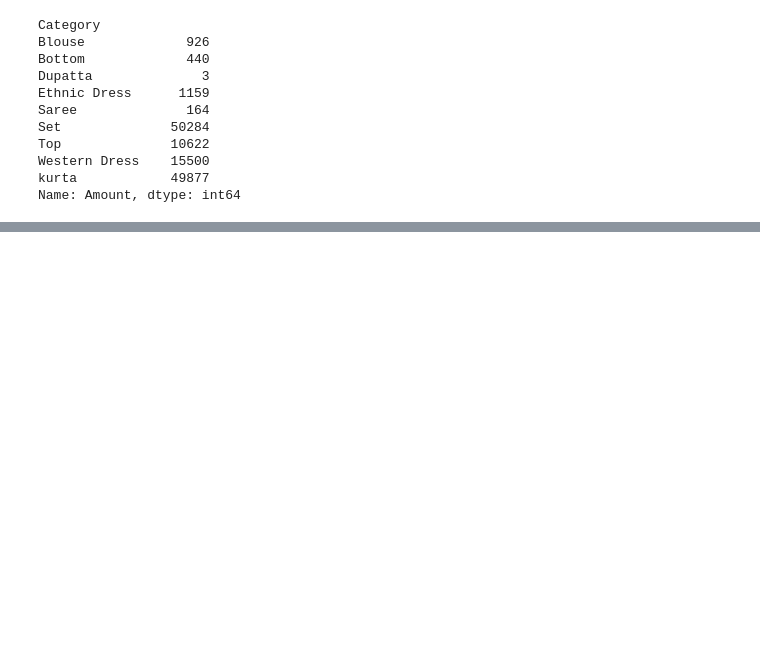
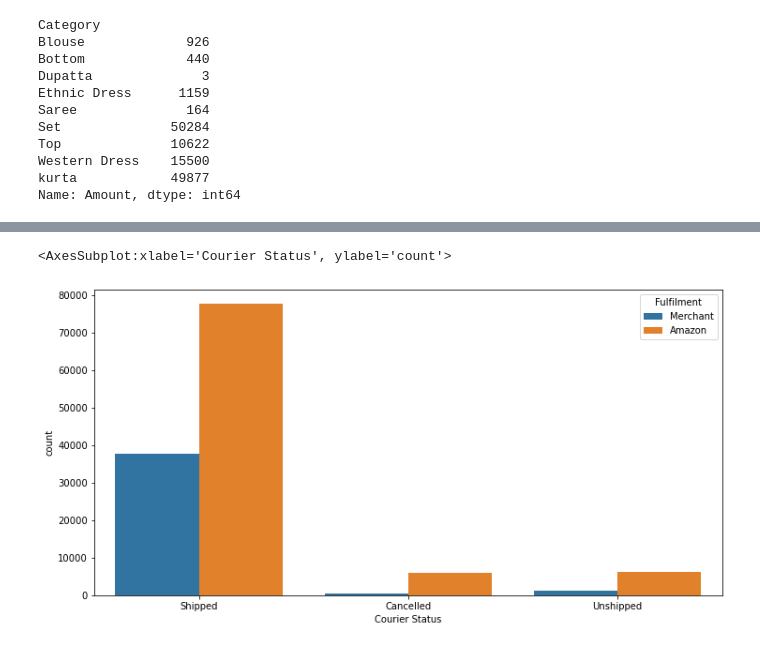
Before and after one commit to elhamfallah/different-projects, a Jupyter notebook: e-commerce-sales-dataset.ipynb, the cells around one changed output, grey strips where cells are left out. Saved outputs shown, nothing was run; the diff lists cells and outputs as text; code cells hidden in the pictures; blank space fills up the shorter version.

```diff
--- a/e-commerce-sales-dataset.ipynb
+++ b/e-commerce-sales-dataset.ipynb
@@ -139,0 +210,7 @@ df1.head()
+# %%
+plt.figure(figsize = (12, 6))
+
+sns.countplot(x = 'Courier Status', hue = 'Fulfilment', data = df)
+# %% [output]
+<AxesSubplot:xlabel='Courier Status', ylabel='count'>
+[figure, added]
```
Also changed, not shown: parts of 15 cells of this notebook.
